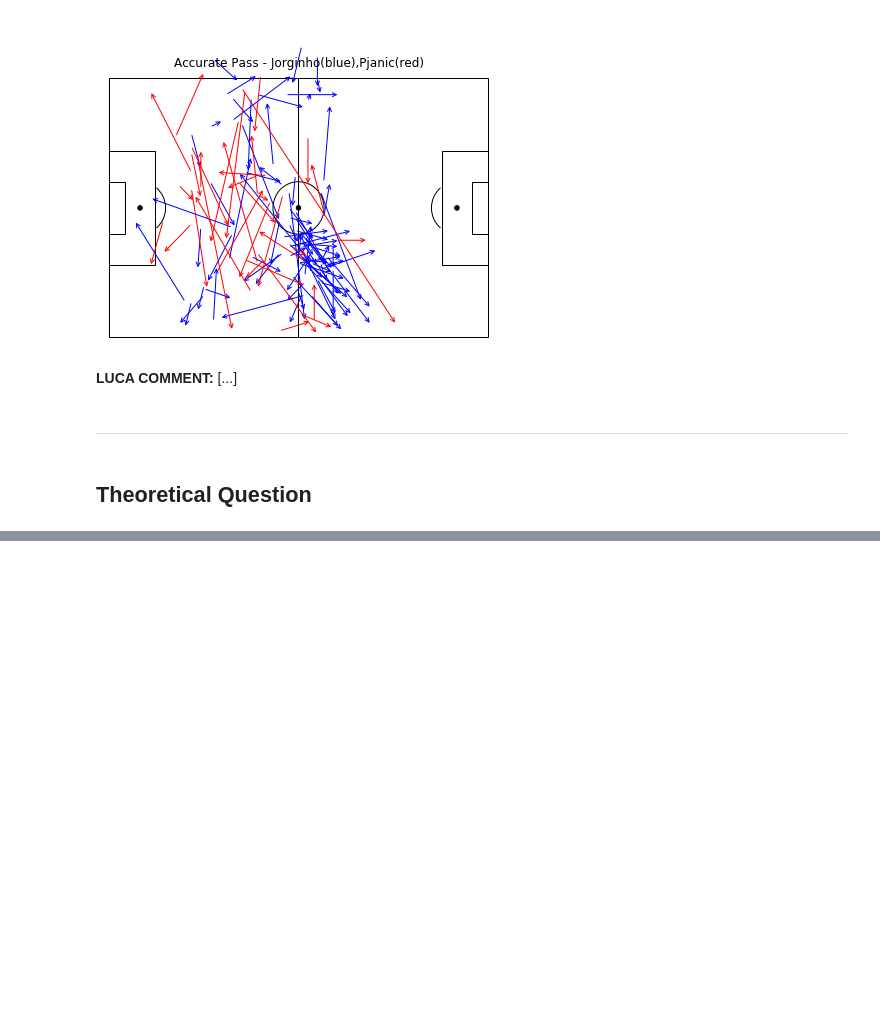
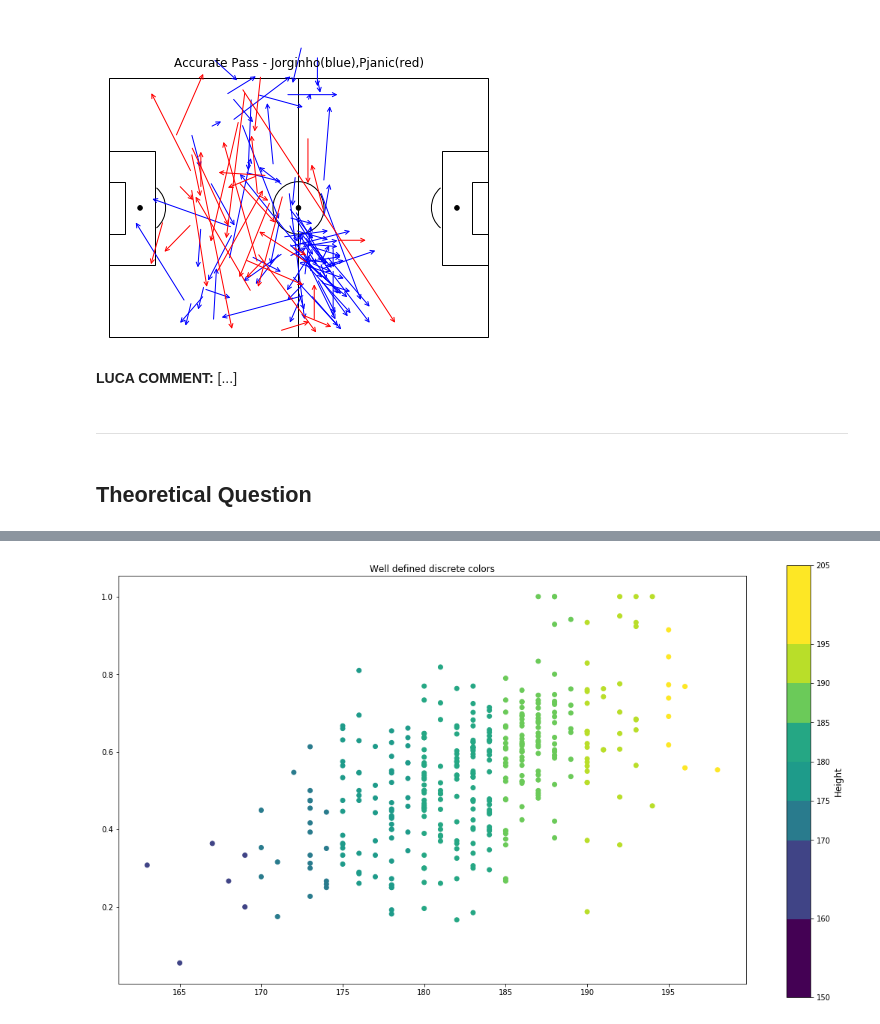
Before and after one commit to ceccaroni1884368/HW2, a Jupyter notebook: Homework_2/Homework_2.ipynb, the cells around one changed output, grey strips where cells are left out. Drawn from its saved outputs; the diff is of its cells as text; code cells hidden in the pictures; blank space fills up the shorter version.

```diff
--- a/Homework_2/Homework_2.ipynb
+++ b/Homework_2/Homework_2.ipynb
@@ -1142,0 +1628,19 @@ for i in range(len(Positions_Accurate_Pass_Miralem_Pjanic)):
+# %%
+n = 10 # minimum threshold
+
+for x in england_players_ID_list:
+    if count_total_air_duel[x] < n:
+        del count_ratio_air_duel[x]
+    else:
+        count_ratio_air_duel[x] = count_accurate_air_duel[x] / count_total_air_duel[x]
+# %%
+# Create player_ratio_air_duel DataFrame
+lst_player = []
+lst_ratio_air_duel = []
+for x in count_ratio_air_duel:
+    lst_player.append(x)
+    lst_ratio_air_duel.append(count_ratio_air_duel[x])
+player_ratio_air_duel = pd.DataFrame({'PlayersId':lst_player, 'Ratio air duel': lst_ratio_air_duel})
+# %%
+# Merge player_ratio_air_duel with England Players
+air_duel_height = pd.merge(player_ratio_air_duel, england_players[['height', 'wyId', 'shortName']], left_on='PlayersId', right_on='wyId' )
@@ -1142,0 +1681,45 @@ for i in range(len(Positions_Accurate_Pass_Miralem_Pjanic)):
+# %%
+fig, ax = plt.subplots(1, 1, figsize=(15, 10))  # setup the plot
+
+x = air_duel_height_class['height']  # define the data
+y = air_duel_height_class['Ratio air duel']  # define the data
+tag = air_duel_height_class['Class']
+#tag[10:12] = 0  # make sure there are some 0 values to show up as grey
+
+cmap = plt.cm.jet  # define the colormap
+# extract all colors from the .jet map
+#cmaplist = [cmap(i) for i in range(cmap.N)]
+# force the first color entry to be grey
+cmaplist=[0,1,2,3,4,5,6,7,8]
+cmaplist[0] = (0.267004, 0.004874, 0.329415, 1.)
+cmaplist[1] = (0.262138, 0.242286, 0.520837, 1.)
+cmaplist[2] = (0.177423, 0.437527, 0.557565, 1.)
+cmaplist[3] = (0.119512, 0.607464, 0.540218, 1.)
+cmaplist[4] = (0.119512, 0.607464, 0.540218, 1.)
+cmaplist[5] = (0.166383, 0.690856, 0.496502, 1.)
+cmaplist[6] = (0.525776, 0.833491, 0.288127, 1.)
+cmaplist[7] = (0.762373, 0.876424, 0.137064, 1.)
+cmaplist[8] = (0.993248, 0.906157, 0.143936, 1.)
+
+# create the new map
+cmap = mpl.colors.LinearSegmentedColormap.from_list(
+   'Custom cmap', cmaplist, cmap.N)
+
+# define the bins and normalize
+bounds =  np.array([150,160,170,175,180,185,190,195,205])#np.linspace(0, 5, 6)
+norm = mpl.colors.BoundaryNorm(bounds, cmap.N)
+
+# make the scatter
+scat = ax.scatter(x, y, c=tag,
+                  cmap=cmap, norm=norm)
+
+# create a second axes for the colorbar
+ax2 = fig.add_axes([0.95, 0.1, 0.03, 0.8])
+cb = mpl.colorbar.ColorbarBase(ax2, cmap=cmap, norm=norm,
+    spacing='proportional', ticks=bounds, boundaries=bounds, format='%1i')
+
+ax.set_title('Well defined discrete colors')
+ax2.set_ylabel('Height', size=12)
+plt.show()
+# %% [output]
+[figure, added]
```
Also changed, not shown: parts of 272 cells of this notebook.
